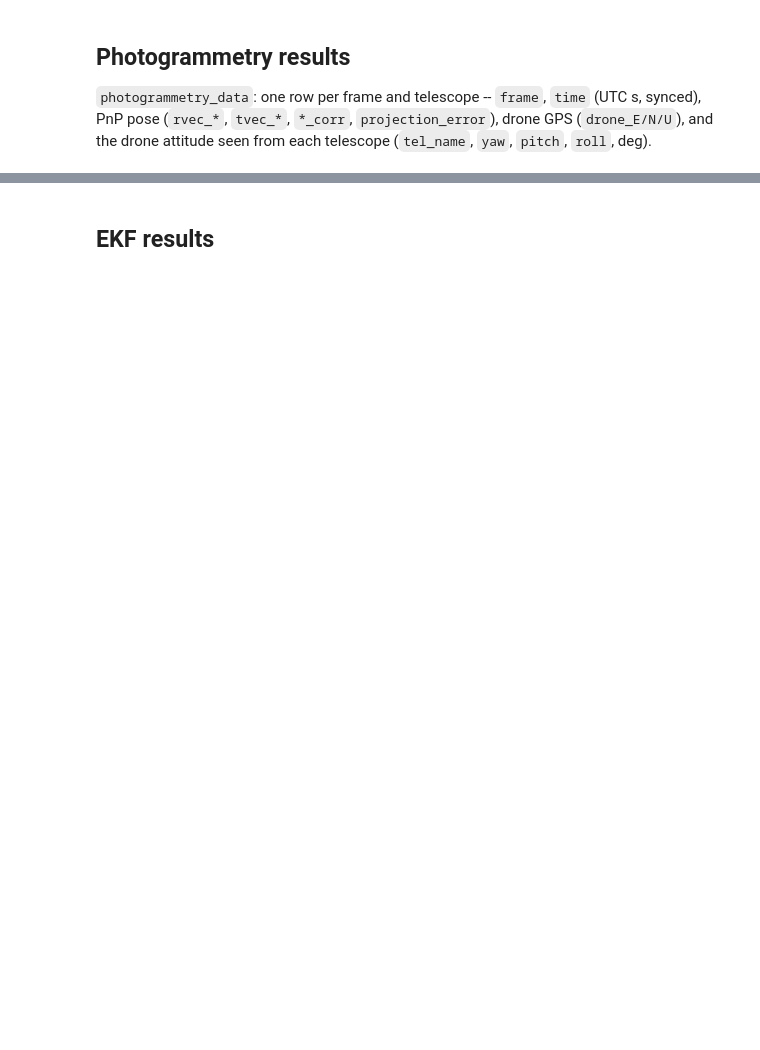
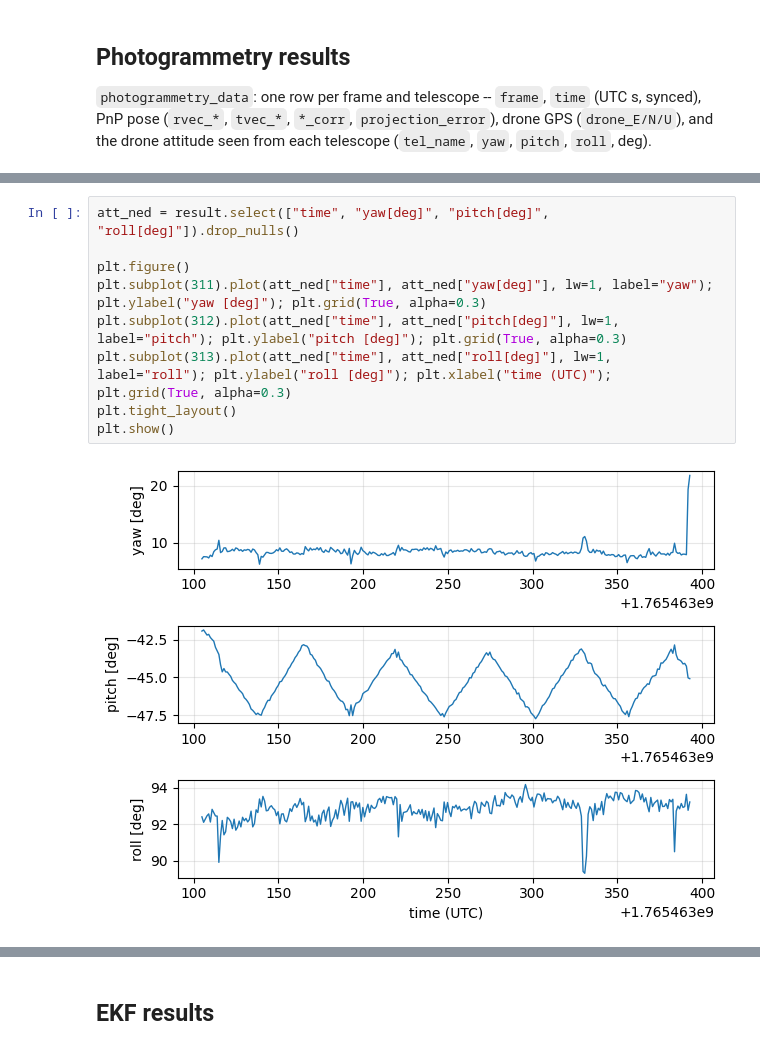
Before and after one commit to POLOCALC/pils, a Jupyter notebook: examples/flight_data.ipynb, the cells around one changed output, grey strips where cells are left out. Drawn from its saved outputs; the diff is of its cells as text; blank space fills up the shorter version.

```diff
--- a/examples/flight_data.ipynb
+++ b/examples/flight_data.ipynb
@@ -179,3 +232,14 @@ rev_20261102_162421 (4290, 40)
+# %%
+att_ned = result.select(["time", "yaw[deg]", "pitch[deg]", "roll[deg]"]).drop_nulls()
+
+plt.figure()
+plt.subplot(311).plot(att_ned["time"], att_ned["yaw[deg]"], lw=1, label="yaw"); plt.ylabel("yaw [deg]"); plt.grid(True, alpha=0.3)
+plt.subplot(312).plot(att_ned["time"], att_ned["pitch[deg]"], lw=1, label="pitch"); plt.ylabel("pitch [deg]"); plt.grid(True, alpha=0.3)
+plt.subplot(313).plot(att_ned["time"], att_ned["roll[deg]"], lw=1, label="roll"); plt.ylabel("roll [deg]"); plt.xlabel("time (UTC)"); plt.grid(True, alpha=0.3)
+plt.tight_layout()
+plt.show()
+# %% [output]
+[figure, added]
 # %%
 if version is not None:
     att = result.select(["time", "tel_name", "yaw", "pitch", "roll"]).drop_nulls()
```
Also changed, not shown: parts of 12 cells of this notebook, 4 other files.
